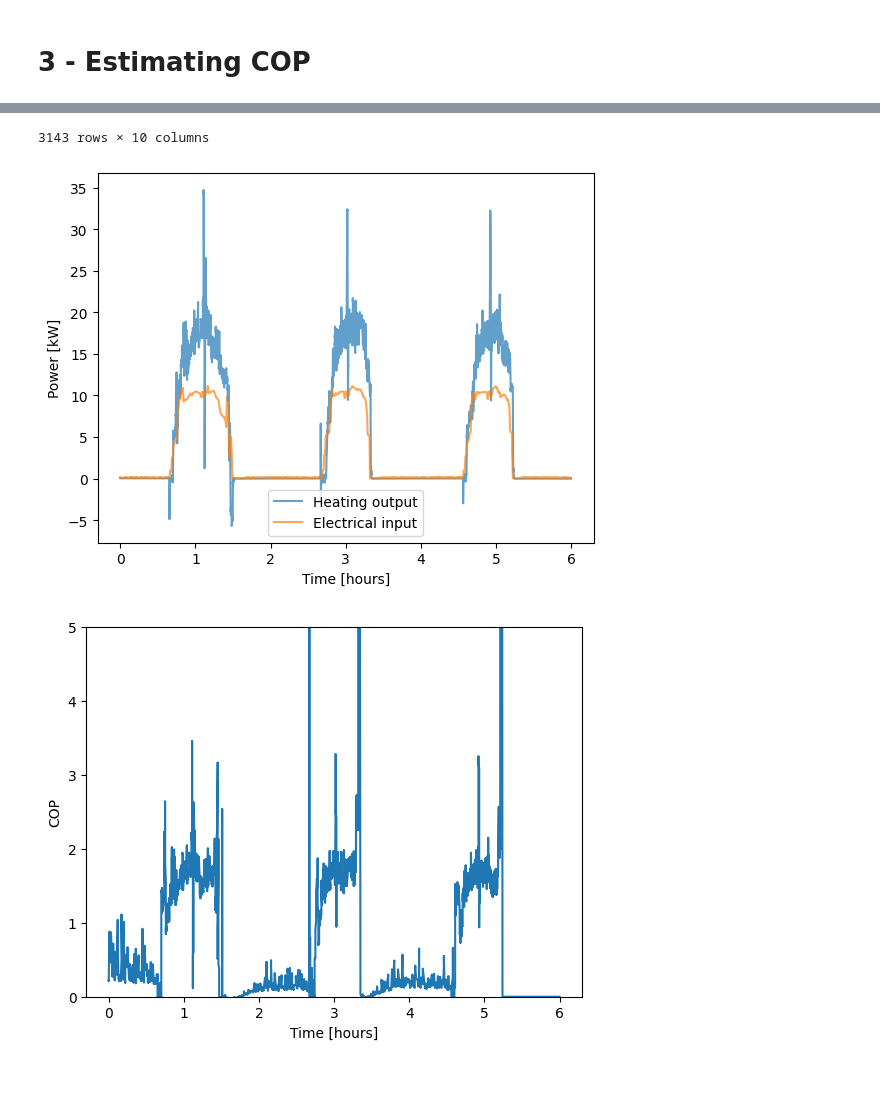
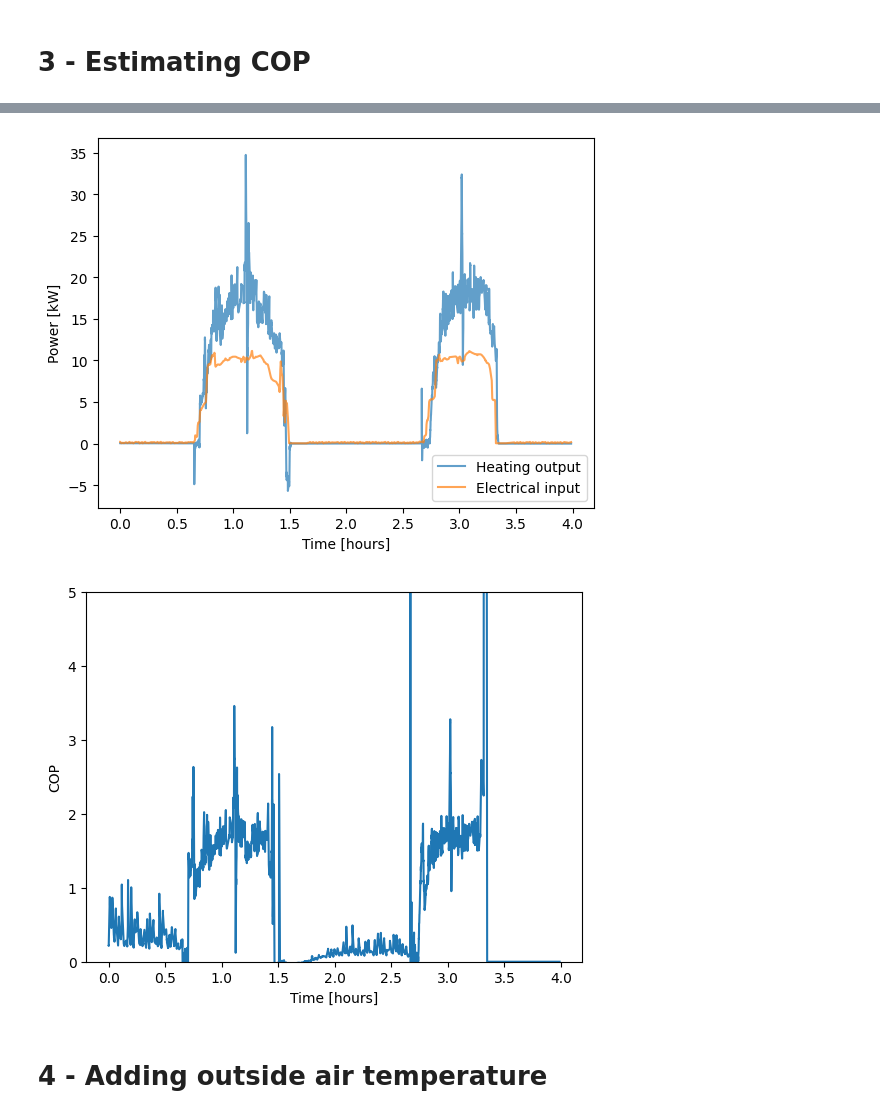
Before and after one commit to thegridelectric/gridworks-journalkeeper, a Jupyter notebook: src/gjk/data_processing/estimating_COP.ipynb, the cells around one changed output, grey strips where cells are left out. Drawn from its saved outputs; the diff is of its cells as text; code cells hidden in the pictures; blank space fills up the shorter version.

```diff
--- a/src/gjk/data_processing/estimating_COP.ipynb
+++ b/src/gjk/data_processing/estimating_COP.ipynb
@@ -28,12 +28,8 @@ timezone = "America/New_York"
 start = pendulum.datetime(2024, 2, 2, 0, 0, tz=timezone)
 end = pendulum.datetime(2024, 2, 2, 23, 0, tz=timezone)
 
-# Shows GPM not matching
-start = pendulum.datetime(2024, 2, 3, 0, 0, tz=timezone)
-end = pendulum.datetime(2024, 2, 3, 23, 0, tz=timezone)
-
 start = pendulum.datetime(2024, 2, 3, 17, 0, tz=timezone)
-end = pendulum.datetime(2024, 2, 3, 23, 0, tz=timezone)
+end = pendulum.datetime(2024, 2, 3, 21, 0, tz=timezone)
 
 start_ms = int(start.timestamp() * 1000)
 end_ms = int(end.timestamp() * 1000)
@@ -112,12 +120,9 @@ plt.show()
 gallons_values = []
 gallons_times = []
 for m in mhp:
-    gallons_values.append(m.value)
+    gallons_values.append(m.value/100)
     gallons_times.append(m.time_ms)
 gallons_times = [(x-gallons_times[0])/1000/60/60 for x in gallons_times]
-gallons_values = [x/100 for x in gallons_values]
-gallons_values = sorted(gallons_values)
-gallons_times = sorted(gallons_times)
 
 # Convert to gpm
 flow_values = []
@@ -237,11 +242,6 @@ plt.plot(final.time, final.W_HP, alpha=0.7, label='Electrical input')
 plt.xlabel('Time [hours]')
 plt.ylabel('Power [kW]')
 plt.legend()
-
-final.Q_HP = final.Q_HP * 1000
-final.W_HP = final.W_HP * 1000
-final = final.round(2)
-display(final)
 plt.show()
 
 plt.plot(final.time, final.COP)
@@ -265,3 +253,4 @@ plt.show()
-3143 rows × 10 columns
-[figure, old version]
+[figure, new version]
-[figure, old version]
+[figure, new version]
+# %% [markdown]
+# 4 - Adding outside air temperature
```
Also changed, not shown: parts of 11 cells of this notebook, 1 other file.
